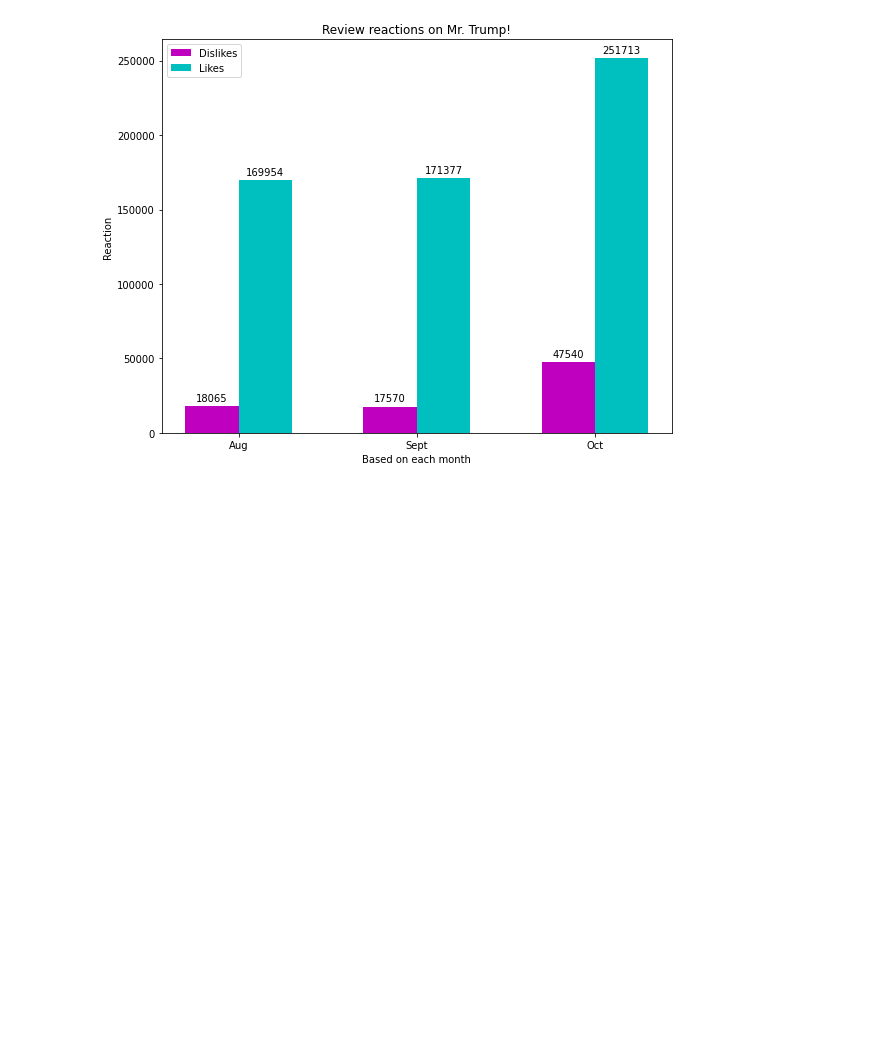
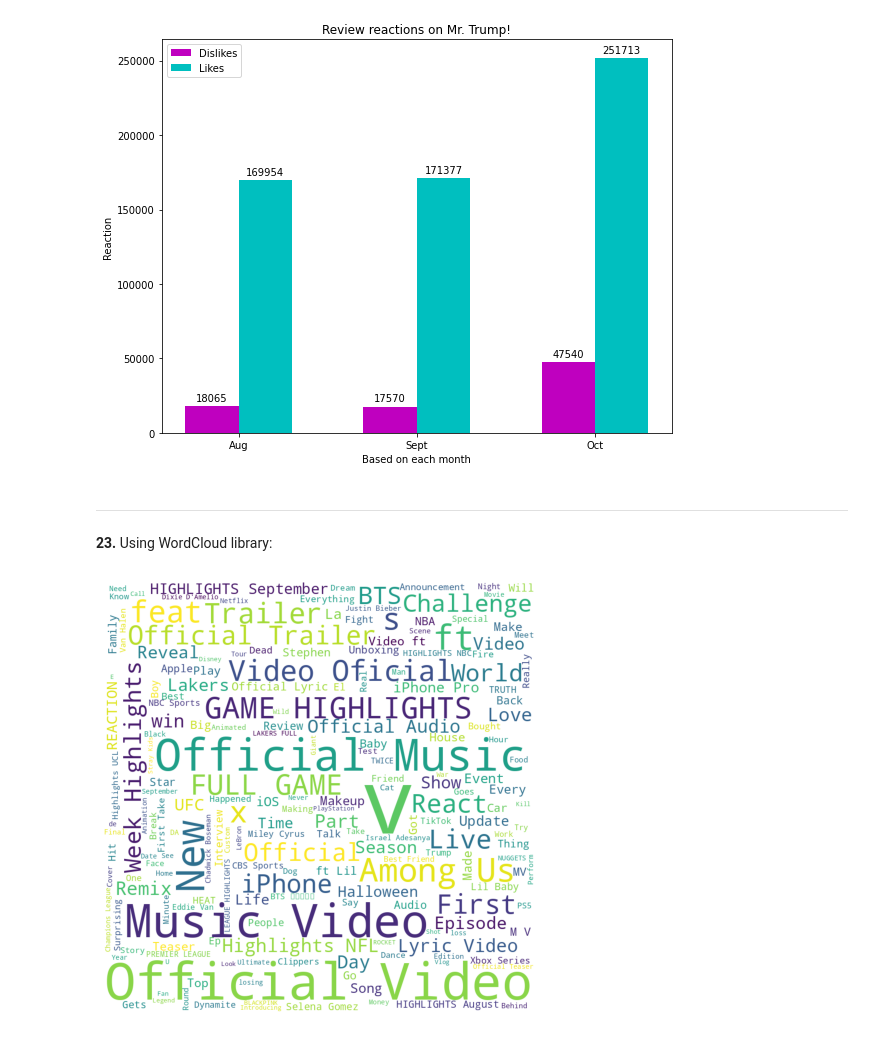
Before and after one commit to mehtee/Youtube_analysis_project, a Jupyter notebook: project.ipynb, the cells around one changed output. Drawn from its saved outputs; the diff is of its cells as text; code cells hidden in the pictures; blank space fills up the shorter version.

Commit message:
🌩 23. Word Cloud Chart

```diff
--- a/project.ipynb
+++ b/project.ipynb
@@ -574,3 +574,27 @@ ax.set(title='Review reactions on Mr. Trump!', ylabel='Reaction', xlabel='Based
  Text(23.25, 0.5, 'Reaction'),
  Text(0.5, 33.0, 'Based on each month')]
 [figure]
+# %% [markdown]
+-------------------------------
+**23.** Using WordCloud library:
+# %%
+from wordcloud import WordCloud, STOPWORDS
+
+titles = ""
+stopwords = set(STOPWORDS)
+
+for title in yt["title"]:
+    titles += title + " "
+
+wordcloud = WordCloud(width = 900, height = 900,
+                background_color ='white',
+                stopwords = stopwords,
+                min_font_size = 8).generate(titles)
+
+plt.figure(figsize = (6, 6), facecolor=None)
+plt.axis("off")
+plt.imshow(wordcloud)
+plt.tight_layout(pad = 0)
+plt.show()
+# %% [output]
+[figure, added]
```
